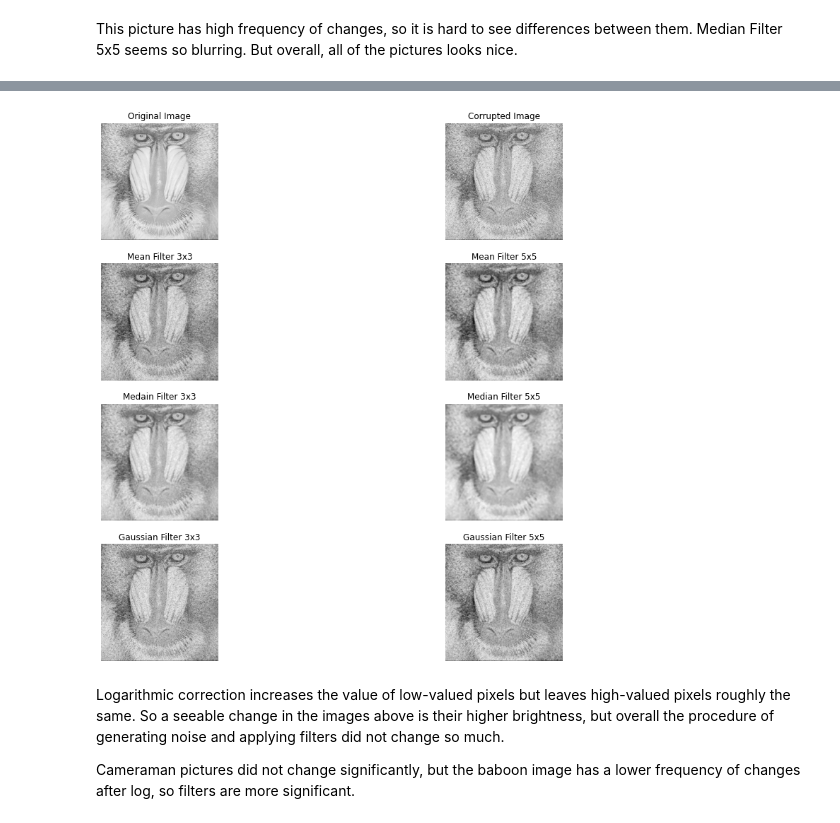
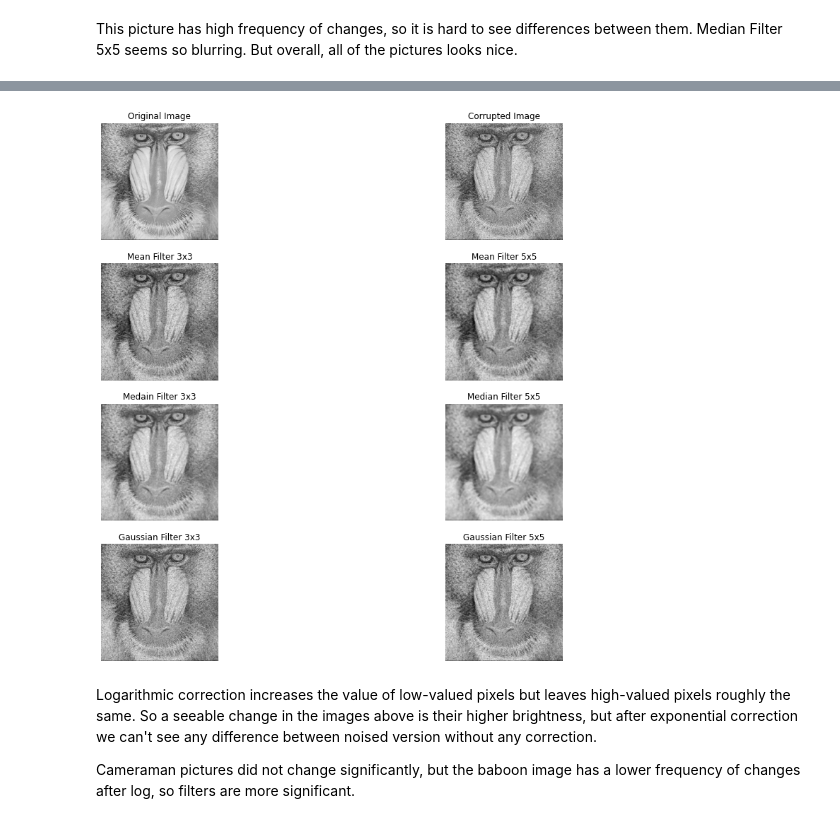
Before and after one commit to erfansobhaei/imgprcsings, a Jupyter notebook: part1/problem3/ImageDenoising.ipynb, the cells around one changed output, grey strips where cells are left out. Drawn from its saved outputs; the diff is of its cells as text; code cells hidden in the pictures.

```diff
--- a/part1/problem3/ImageDenoising.ipynb
+++ b/part1/problem3/ImageDenoising.ipynb
@@ -53,7 +53,7 @@ Finally it will show all of them in the output.
 def noise_test(image):
     """
     image: desire image to add noise and apply mean, median and Gaussian filter to it.
-    return None; It will show org image, corrupted image, and results of 6 filters.
+    return a list consist of result of different kinds of filters.
     """
 
     # Adding Gaussian noise
@@ -78,39 +78,4 @@ def noise_test(image):
     # Applying 5x5 Gaussian filter
     gaussian_5 = gaussian(corrrupted_image, sigma=5 / 6)
 
-    # Showing every result with title and without axis
-    f, subplt = plt.subplots(4, 2, figsize=(16, 14))
-
-    subplt[0][0].imshow(image, cmap="gray")
-    subplt[0][0].set_title("Original Image")
-    subplt[0][0].axis("off")
-
-    subplt[0][1].imshow(corrrupted_image, cmap="gray")
-    subplt[0][1].set_title("Corrupted Image")
-    subplt[0][1].axis("off")
-
-    subplt[1][0].imshow(mean_3, cmap="gray")
-    subplt[1][0].set_title("Mean Filter 3x3")
-    subplt[1][0].axis("off")
-
-    subplt[1][1].imshow(mean_5, cmap="gray")
-    subplt[1][1].set_title("Mean Filter 5x5")
-    subplt[1][1].axis("off")
-
-    subplt[2][0].imshow(median_3, cmap="gray")
-    subplt[2][0].set_title("Medain Filter 3x3")
-    subplt[2][0].axis("off")
-
-    subplt[2][1].imshow(median_5, cmap="gray")
-    subplt[2][1].set_title("Median Filter 5x5")
-    subplt[2][1].axis("off")
-
-    subplt[3][0].imshow(gaussian_3, cmap="gray")
-    subplt[3][0].set_title("Gaussian Filter 3x3")
-    subplt[3][0].axis("off")
-
-    subplt[3][1].imshow(gaussian_5, cmap="gray")
-    subplt[3][1].set_title("Gaussian Filter 5x5")
-    subplt[3][1].axis("off")
-
-    plt.show()
+    return [image, corrrupted_image, mean_3, mean_5, median_3, median_5, gaussian_3,gaussian_5]
@@ -145,11 +165,13 @@ noise_test(cameraman_log)
 # %%
-# Applying logarithmic change to the image and testing it
+# Applying logarithmic corrction to the image and testing it
 baboon_log = skimage.exposure.adjust_gamma(baboon, 0.5)
-noise_test(baboon_log)
+baboon_noised = noise_test(baboon_log)
+baboon_exp = [skimage.exposure.adjust_gamma(i, 1.5) for i in baboon_noised]
+show_filters(baboon_exp)
 # %% [output]
-[figure, old version]
+[figure, new version]
 # %% [markdown]
 Logarithmic correction increases the value of low-valued pixels but leaves high-valued pixels roughly the same.
-So a seeable change in the images above is their higher brightness, but overall the procedure of generating noise and applying filters did not change so much.
+So a seeable change in the images above is their higher brightness, but after exponential correction we can't see any difference between noised version without any correction.
 
 Cameraman pictures did not change significantly, but the baboon image has a lower frequency of changes after log, so filters are more significant.
```
Also changed, not shown: parts of 8 cells of this notebook, 1 other file.
